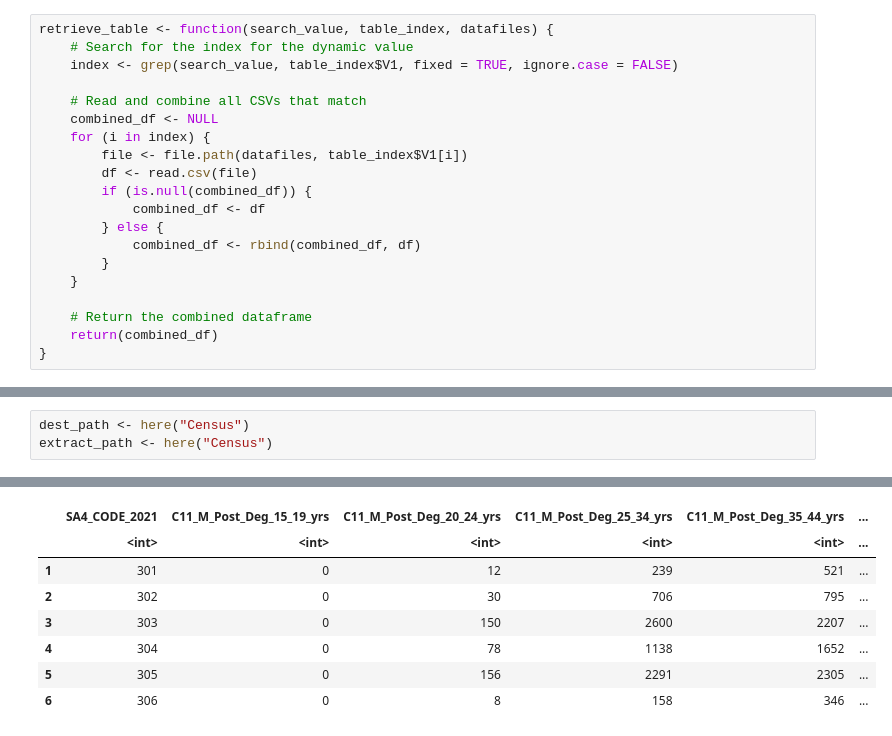
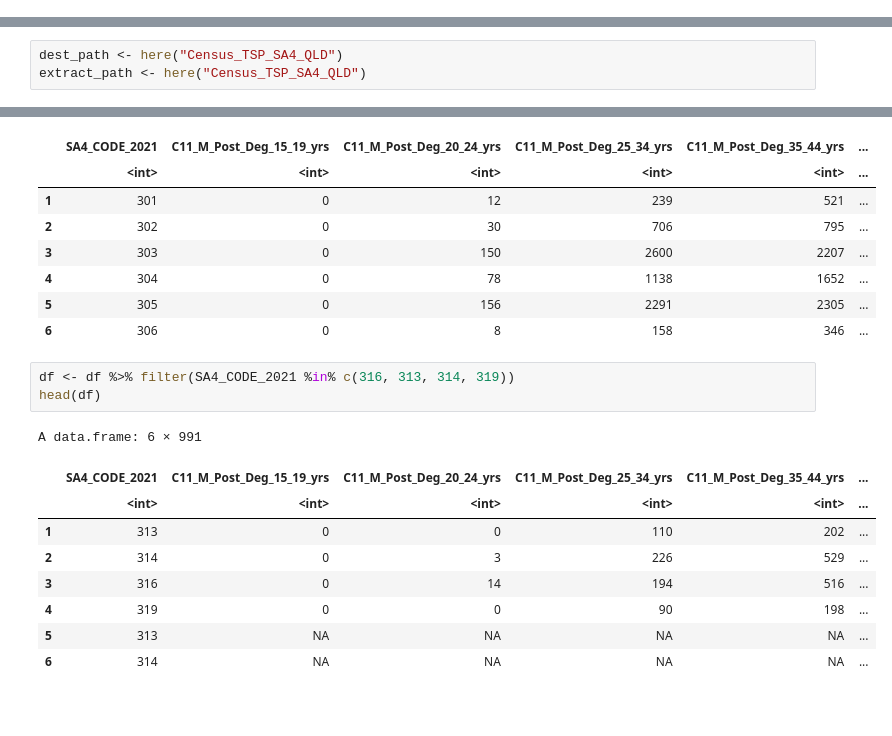
Before and after one commit to mstoiana/abs, a Jupyter notebook: Census/analysis_base.ipynb, the cells around one changed output, grey strips where cells are left out. Saved outputs shown, nothing was run; the diff lists cells and outputs as text; blank space fills up the shorter version.

```diff
--- a/Census/analysis_base.ipynb
+++ b/Census/analysis_base.ipynb
@@ -84,26 +84,6 @@ url_from_excel <- function(excel_path, dest_path, extract_path){
     download_file(urls_df$url[i], dest_path, extract_path, urls_df$file_name[i])
   }
 }
-# %%
-retrieve_table <- function(search_value, table_index, datafiles) {
-    # Search for the index for the dynamic value
-    index <- grep(search_value, table_index$V1, fixed = TRUE, ignore.case = FALSE)
-
-    # Read and combine all CSVs that match
-    combined_df <- NULL
-    for (i in index) {
-        file <- file.path(datafiles, table_index$V1[i])
-        df <- read.csv(file)
-        if (is.null(combined_df)) {
-            combined_df <- df
-        } else {
-            combined_df <- rbind(combined_df, df)
-        }
-    }
-
-    # Return the combined dataframe
-    return(combined_df)
-}
 # %%
 retrieve_table <- function(search_value, table_index, datafiles) {
     # Search for the index for the dynamic value
@@ -266,8 +246,8 @@ New names:
 [1] "Processing data frame: 2021_ASGS_SUA_Structures"
 [1] "Processing data frame: 2021_ASGS_Non_ABS_Structures"
 # %%
-dest_path <- here("Census")
-extract_path <- here("Census")
+dest_path <- here("Census_TSP_SA4_QLD")
+extract_path <- here("Census_TSP_SA4_QLD")
 # %%
 download_census_data("2021", "TSP","SA4", "QLD",dest_path, extract_path, FALSE)
 files <- list.files(dest_path, full.names = TRUE)
@@ -343,3 +323,16 @@ A data.frame: 6 × 991
 | 4 | 304 | 0 | 78 | 1138 | 1652 | ... |
 | 5 | 305 | 0 | 156 | 2291 | 2305 | ... |
 | 6 | 306 | 0 | 8 | 158 | 346 | ... |
+# %%
+df <- df %>% filter(SA4_CODE_2021 %in% c(316, 313, 314, 319))
+head(df)
+# %% [output]
+A data.frame: 6 × 991
+|  | SA4_CODE_2021 | C11_M_Post_Deg_15_19_yrs | C11_M_Post_Deg_20_24_yrs | C11_M_Post_Deg_25_34_yrs | C11_M_Post_Deg_35_44_yrs | ... |
+|  | <int> | <int> | <int> | <int> | <int> | ... |
+| 1 | 313 | 0 | 0 | 110 | 202 | ... |
+| 2 | 314 | 0 | 3 | 226 | 529 | ... |
+| 3 | 316 | 0 | 14 | 194 | 516 | ... |
+| 4 | 319 | 0 | 0 | 90 | 198 | ... |
+| 5 | 313 | NA | NA | NA | NA | ... |
+| 6 | 314 | NA | NA | NA | NA | ... |
```
Also changed, not shown: parts of 4 cells of this notebook.
